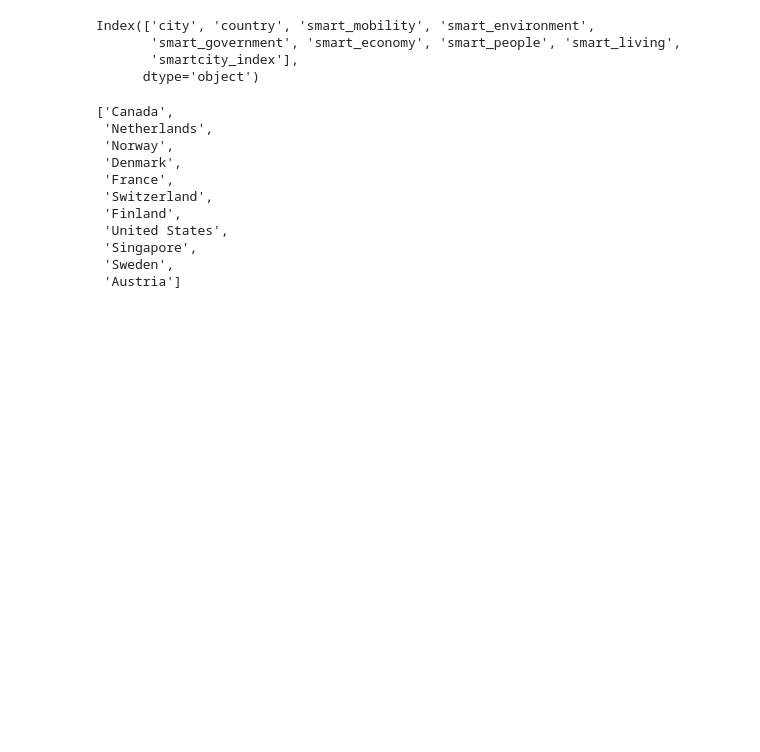
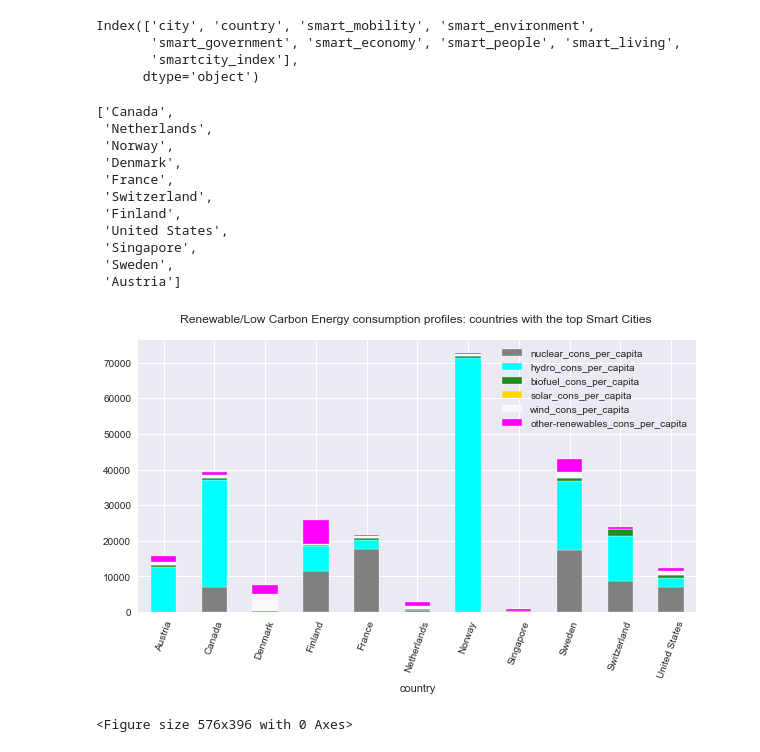
Before and after one commit to Edoardo1996/iornhack-final-project, a Jupyter notebook: main.ipynb, the cells around one changed output. Drawn from its saved outputs; the diff is of its cells as text; code cells hidden in the pictures; blank space fills up the shorter version.

Commit message:
Finish raw data rapresentation, start refactoring

```diff
--- a/main.ipynb
+++ b/main.ipynb
@@ -817,3 +800,56 @@ px.scatter(sc, x='renewlowcarbon', y='gdp_per_capita',
            size_max=55,
            title='Growth of renewables consumption in countries with Smart Cities<br><sup>Noticable growth in renewables and low carbon energy consumption throughout the last decade in countries with the best performing Smart Cities</sup>',
            labels={'renewlowcarbon': 'Consumption of renewable and low carbon energy, per capita', 'gdp_per_capita': 'GDP per capita'})
+# %%
+# Let's look closer at the Renewable/ow Carbon Energy mix profile for those countries all together starting from 2015 again
+
+scr=wec.copy()
+scr_features = ['year', 'country'] + [col for col in wec.columns if '_cons_per_capita' in col]
+scr=scr[scr_features]
+scr=scr[scr['year']>2000]
+scr=scr[scr['country'].isin(topsmartcountries)]
+
+sns.set_style(style='darkgrid')
+
+scr=scr.groupby('country', as_index=False).median().groupby('country', as_index=False).mean()
+scr.plot(x='country',
+          y=['nuclear_cons_per_capita', 'hydro_cons_per_capita', 'biofuel_cons_per_capita', 'solar_cons_per_capita', 'wind_cons_per_capita', 'other-renewables_cons_per_capita'],
+          kind='bar',
+         stacked=True,
+          figsize=(10, 5),
+          title='Renewable/Low Carbon Energy consumption profiles: countries with the top Smart Cities \n',
+          color={'coal_cons_per_capita':'black',
+                'gas_cons_per_capita': '#F0F8FF',
+                'oil_cons_per_capita': "#FFB90F",
+                'nuclear_cons_per_capita': "grey",
+                'hydro_cons_per_capita': "#00FFFF",
+                'biofuel_cons_per_capita': '#228B22',
+                'solar_cons_per_capita': '#FFD700',
+                'wind_cons_per_capita':'#F8F8FF',
+                'other-renewables_cons_per_capita': "magenta"})
+plt.xticks(rotation=70)
+plt.show()
+# %% [output]
+[figure, added]
+# %%
+fig = px.bar(scr, x="country",
+             y=['other-renewables_cons_per_capita', 'oil_cons_per_capita', 'nuclear_cons_per_capita', 'hydro_cons_per_capita','gas_cons_per_capita','coal_cons_per_capita', 'biofuel_cons_per_capita','renewables_cons_per_capita', 'solar_cons_per_capita', 'wind_cons_per_capita'],
+             title="Historical perspective on Renewables and Low Carbon Consumption Profiles <br><sup>Countries with top Smart Cities performers, per capita</sup>",
+            color_discrete_map={
+                'coal_cons_per_capita':'black',
+                'gas_cons_per_capita': '#F0F8FF',
+                'oil_cons_per_capita': "#FFB90F",
+                'nuclear_cons_per_capita': "#E0EEEE",
+                'hydro_cons_per_capita': "#00FFFF",
+                'biofuel_cons_per_capita': '#228B22',
+                'solar_cons_per_capita': '#FFD700',
+                'wind_cons_per_capita':'#F8F8FF',
+                'renewables_cons_per_capita':'#CAFF70',
+                'other-renewables_cons_per_capita': "magenta"},
+             animation_frame="year",
+             animation_group="country",
+            range_y=[0, 200000])
+plt.tight_layout()
+fig.show()
+# %% [output]
+<Figure size 576x396 with 0 Axes>
```
Also changed, not shown: parts of 8 cells of this notebook.
